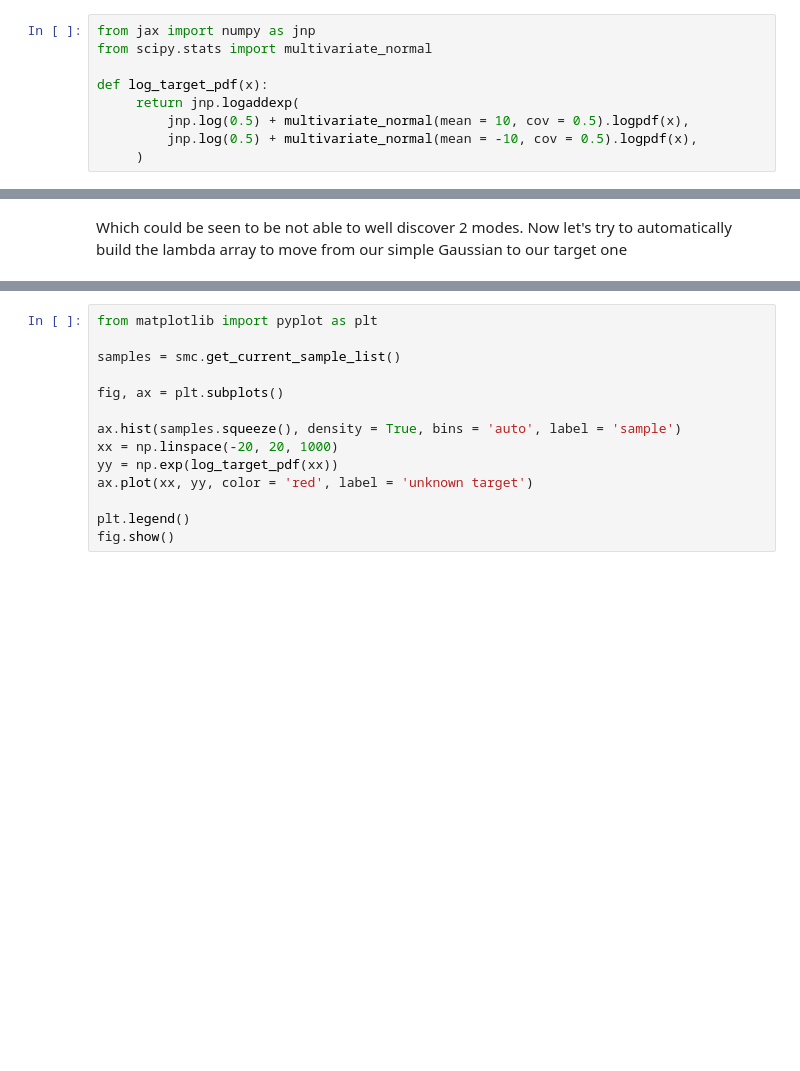
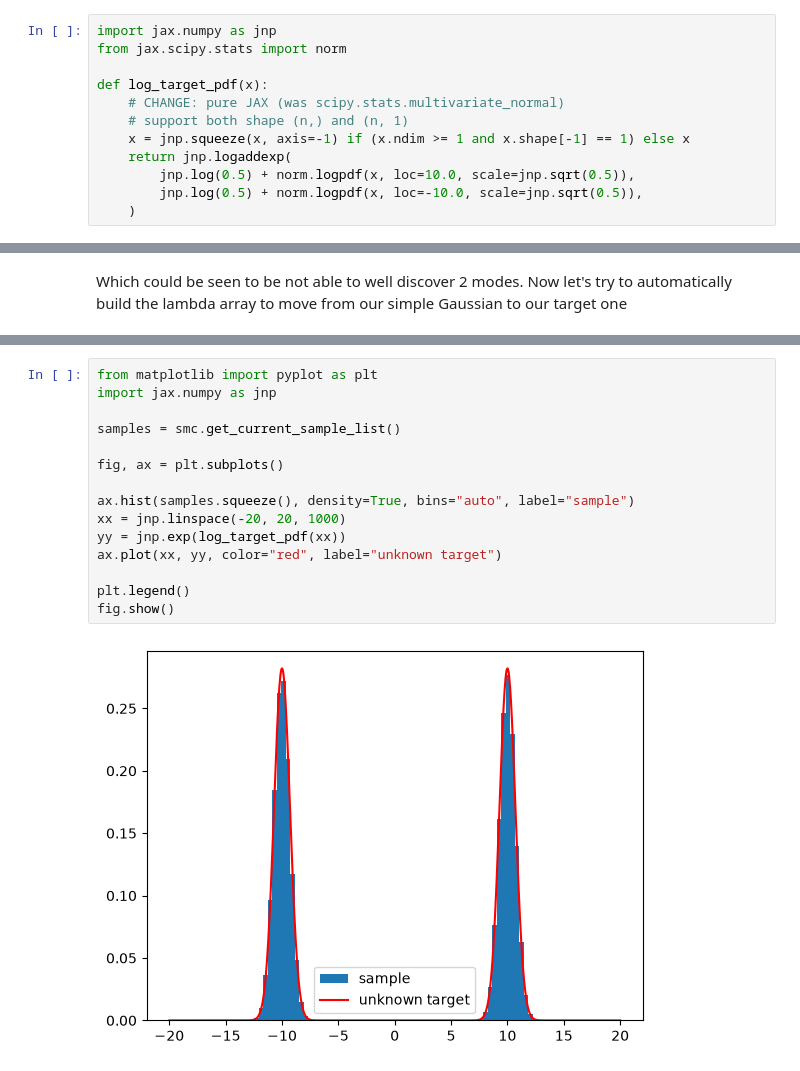
Before and after one commit to saobangmath/MiniProject-PhD-, a Jupyter notebook: MCMC/smc.ipynb, the cells around one changed output, grey strips where cells are left out. Cells and saved outputs as stored; diff of their text form; blank space fills up the shorter version.

```diff
--- a/MCMC/smc.ipynb
+++ b/MCMC/smc.ipynb
@@ -17,14 +17,17 @@
 
 For start, let's just use the old 2 mode distribution we have use in mcmc notebook.
 # %%
-from jax import numpy as jnp
-from scipy.stats import multivariate_normal
+import jax.numpy as jnp
+from jax.scipy.stats import norm
 
 def log_target_pdf(x):
-     return jnp.logaddexp(
-         jnp.log(0.5) + multivariate_normal(mean = 10, cov = 0.5).logpdf(x),
-         jnp.log(0.5) + multivariate_normal(mean = -10, cov = 0.5).logpdf(x),
-     )
+    # CHANGE: pure JAX (was scipy.stats.multivariate_normal)
+    # support both shape (n,) and (n, 1)
+    x = jnp.squeeze(x, axis=-1) if (x.ndim >= 1 and x.shape[-1] == 1) else x
+    return jnp.logaddexp(
+        jnp.log(0.5) + norm.logpdf(x, loc=10.0, scale=jnp.sqrt(0.5)),
+        jnp.log(0.5) + norm.logpdf(x, loc=-10.0, scale=jnp.sqrt(0.5)),
+    )
 # %% [markdown]
 Let's now plotting the distribution again
 # %%
@@ -355,14 +408,17 @@ print(lambda_list)
 # %%
 from matplotlib import pyplot as plt
+import jax.numpy as jnp
 
 samples = smc.get_current_sample_list()
 
 fig, ax = plt.subplots()
 
-ax.hist(samples.squeeze(), density = True, bins = 'auto', label = 'sample')
-xx = np.linspace(-20, 20, 1000)
-yy = np.exp(log_target_pdf(xx))
-ax.plot(xx, yy, color = 'red', label = 'unknown target')
+ax.hist(samples.squeeze(), density=True, bins="auto", label="sample")
+xx = jnp.linspace(-20, 20, 1000)
+yy = jnp.exp(log_target_pdf(xx))
+ax.plot(xx, yy, color="red", label="unknown target")
 
 plt.legend()
 fig.show()
+# %% [output]
+[figure, added]
```
Also changed, not shown: parts of 6 cells of this notebook.
